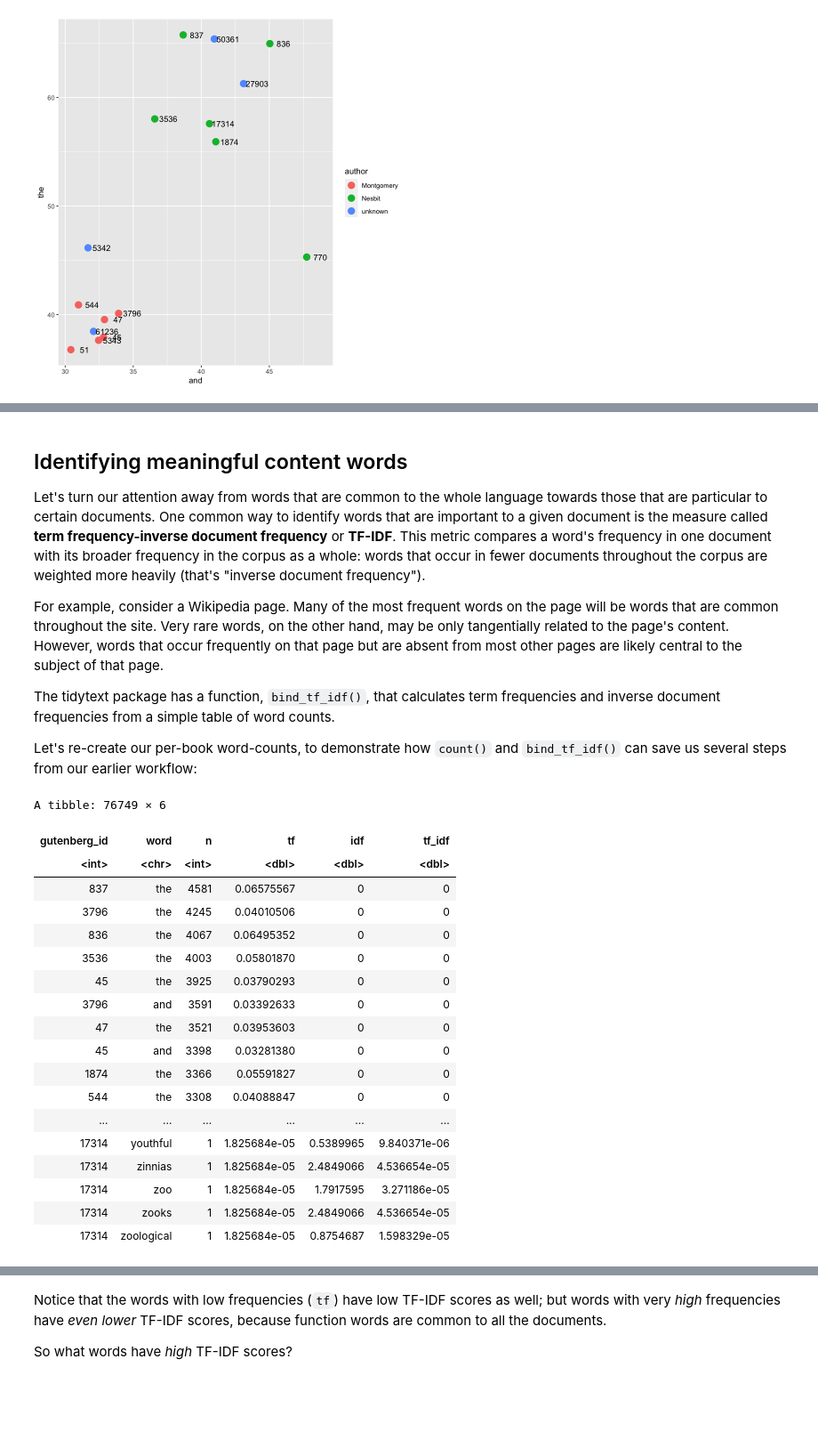
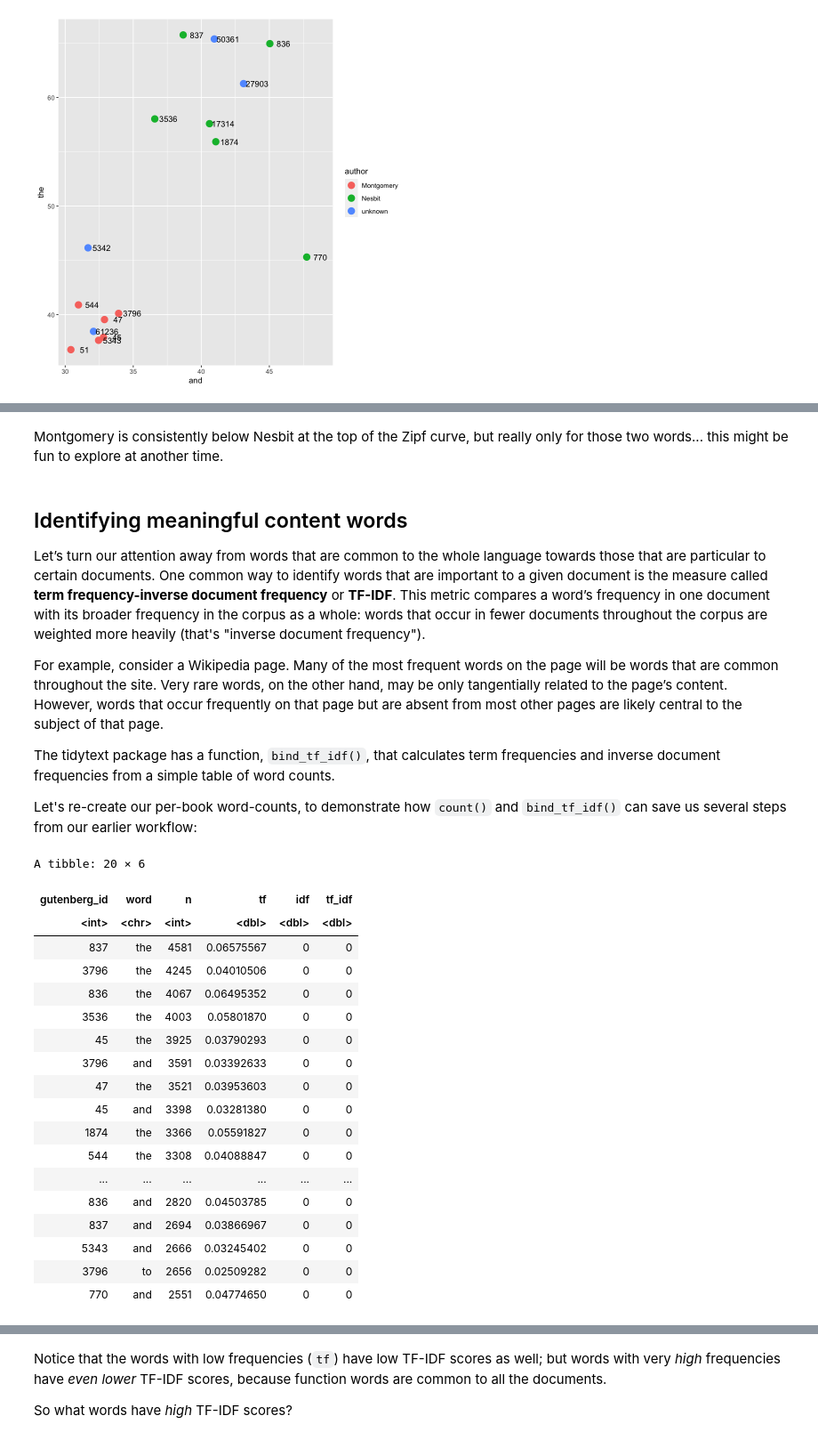
Before and after one commit to cwf2/rostock_r, a Jupyter notebook: 4 - Words.ipynb, the cells around one changed output, grey strips where cells are left out. Shown: that part at 89% size. Cells and saved outputs as stored; diff of their text form; code cells hidden in the pictures; blank space fills up the shorter version.

```diff
--- a/4 - Words.ipynb
+++ b/4 - Words.ipynb
@@ -258,7 +273,7 @@ tibble [104,478 × 2] (S3: tbl_df/tbl/data.frame)
 The corpus now has over 100,000 lines of text! Next, we'll tokenize into words:
 # %%
 corpus_words <- corpus_lines %>%
-    unnest_tokens(word, text)
+    unnest_tokens(output=word, input=text)
 # %%
 str(corpus_words)
 # %% [output]
@@ -554,9 +630,11 @@ ggplot() +
+# %% [markdown]
+Montgomery is consistently below Nesbit at the top of the Zipf curve, but really only for those two words... this might be fun to explore at another time.
 # %% [markdown]
 ## Identifying meaningful content words
 
-Let's turn our attention away from words that are common to the whole language towards those that are particular to certain documents. One common way to identify words that are important to a given document is the measure called **term frequency-inverse document frequency** or **TF-IDF**. This metric compares a word's frequency in one document with its broader frequency in the corpus as a whole: words that occur in fewer documents throughout the corpus are weighted more heavily (that's "inverse document frequency").
+Let’s turn our attention away from words that are common to the whole language towards those that are particular to certain documents. One common way to identify words that are important to a given document is the measure called **term frequency-inverse document frequency** or **TF-IDF**. This metric compares a word’s frequency in one document with its broader frequency in the corpus as a whole: words that occur in fewer documents throughout the corpus are weighted more heavily (that's "inverse document frequency").
 
-For example, consider a Wikipedia page. Many of the most frequent words on the page will be words that are common throughout the site. Very rare words, on the other hand, may be only tangentially related to the page's content. However, words that occur frequently on that page but are absent from most other pages are likely central to the subject of that page.
+For example, consider a Wikipedia page. Many of the most frequent words on the page will be words that are common throughout the site. Very rare words, on the other hand, may be only tangentially related to the page’s content. However, words that occur frequently on that page but are absent from most other pages are likely central to the subject of that page.
 
 The tidytext package has a function, `bind_tf_idf()`, that calculates term frequencies and inverse document frequencies from a simple table of word counts.
 
@@ -566,24 +644,24 @@ freq_by_book <- corpus_words %>%
     count(gutenberg_id, word, sort=TRUE) %>%
     bind_tf_idf(term=word, document=gutenberg_id, n=n)
 # %%
-freq_by_book
+head(freq_by_book, n=20)
 # %% [output]
-A tibble: 76749 × 6
+A tibble: 20 × 6
 | gutenberg_id | word | n | tf | idf | tf_idf |
 | <int> | <chr> | <int> | <dbl> | <dbl> | <dbl> |
 | 837 | the | 4581 | 0.06575567 | 0 | 0 |
 | 3796 | the | 4245 | 0.04010506 | 0 | 0 |
 | 836 | the | 4067 | 0.06495352 | 0 | 0 |
 | 3536 | the | 4003 | 0.05801870 | 0 | 0 |
 | 45 | the | 3925 | 0.03790293 | 0 | 0 |
 | 3796 | and | 3591 | 0.03392633 | 0 | 0 |
 | 47 | the | 3521 | 0.03953603 | 0 | 0 |
 | 45 | and | 3398 | 0.03281380 | 0 | 0 |
 | 1874 | the | 3366 | 0.05591827 | 0 | 0 |
 | 544 | the | 3308 | 0.04088847 | 0 | 0 |
 | ... | ... | ... | ... | ... | ... |
-| 17314 | youthful | 1 | 1.825684e-05 | 0.5389965 | 9.840371e-06 |
-| 17314 | zinnias | 1 | 1.825684e-05 | 2.4849066 | 4.536654e-05 |
-| 17314 | zoo | 1 | 1.825684e-05 | 1.7917595 | 3.271186e-05 |
-| 17314 | zooks | 1 | 1.825684e-05 | 2.4849066 | 4.536654e-05 |
-| 17314 | zoological | 1 | 1.825684e-05 | 0.8754687 | 1.598329e-05 |
+| 836 | and | 2820 | 0.04503785 | 0 | 0 |
+| 837 | and | 2694 | 0.03866967 | 0 | 0 |
+| 5343 | and | 2666 | 0.03245402 | 0 | 0 |
+| 3796 | to | 2656 | 0.02509282 | 0 | 0 |
+| 770 | and | 2551 | 0.04774650 | 0 | 0 |
```
Also changed, not shown: parts of 31 cells of this notebook, 1 other file.
